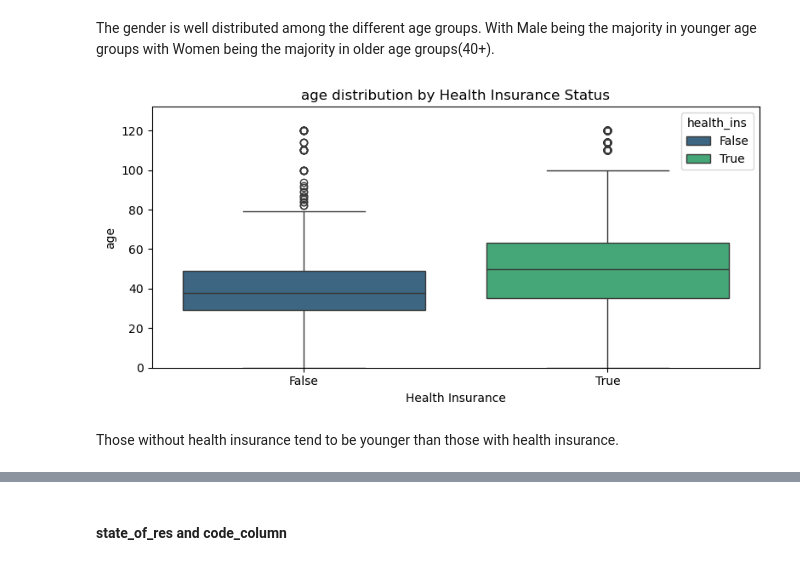
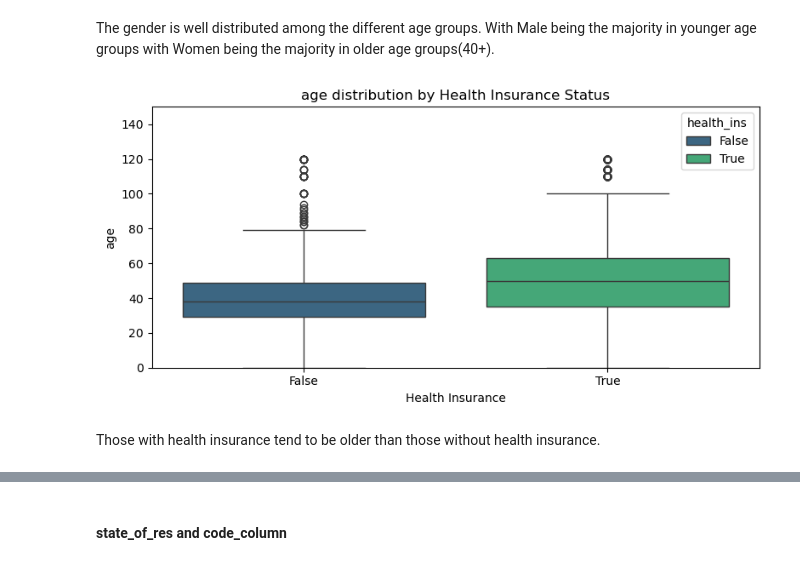
Before and after one commit to Adriano-7/feup-icd-project, a Jupyter notebook: src/1-data-visualization.ipynb, the cells around one changed output, grey strips where cells are left out. Saved outputs shown, nothing was run; the diff lists cells and outputs as text; code cells hidden in the pictures.

```diff
--- a/src/1-data-visualization.ipynb
+++ b/src/1-data-visualization.ipynb
@@ -445,8 +461,8 @@ plt.show()
 # %% [markdown]
 The gender is well distributed among the different age groups. With Male being the majority in younger age groups with Women being the majority in older age groups(40+).
 # %%
-plot_feature_vs_target(df, 'age', feature_type='numerical', palette='viridis')
+plot_feature_vs_target(df, 'age', feature_type='numerical', palette='viridis', ylimit=(0, 150), x_rotation=0)
 # %% [output]
-[figure, old version]
+[figure, new version]
 # %% [markdown]
-Those without health insurance tend to be younger than those with health insurance.
+Those with health insurance tend to be older than those without health insurance.
```
Also changed, not shown: parts of 25 cells of this notebook.
